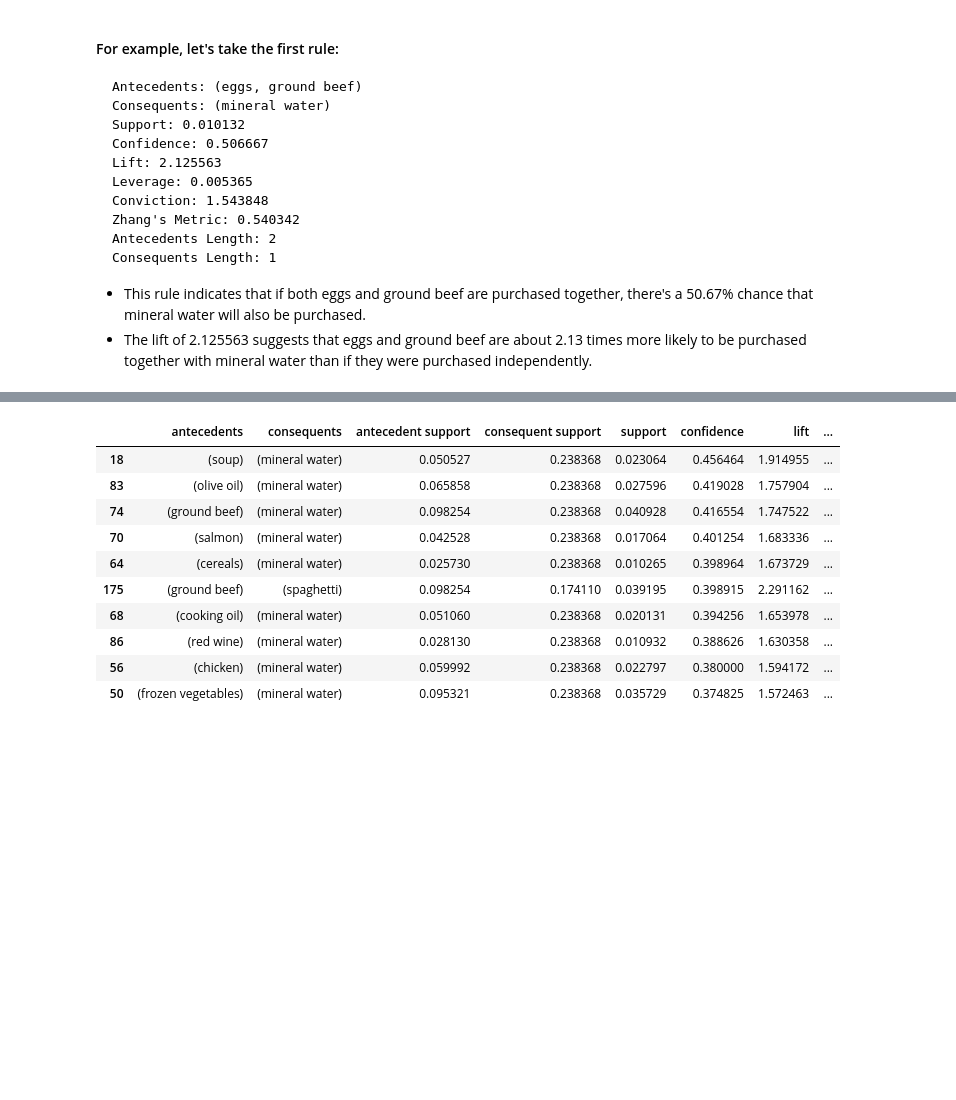
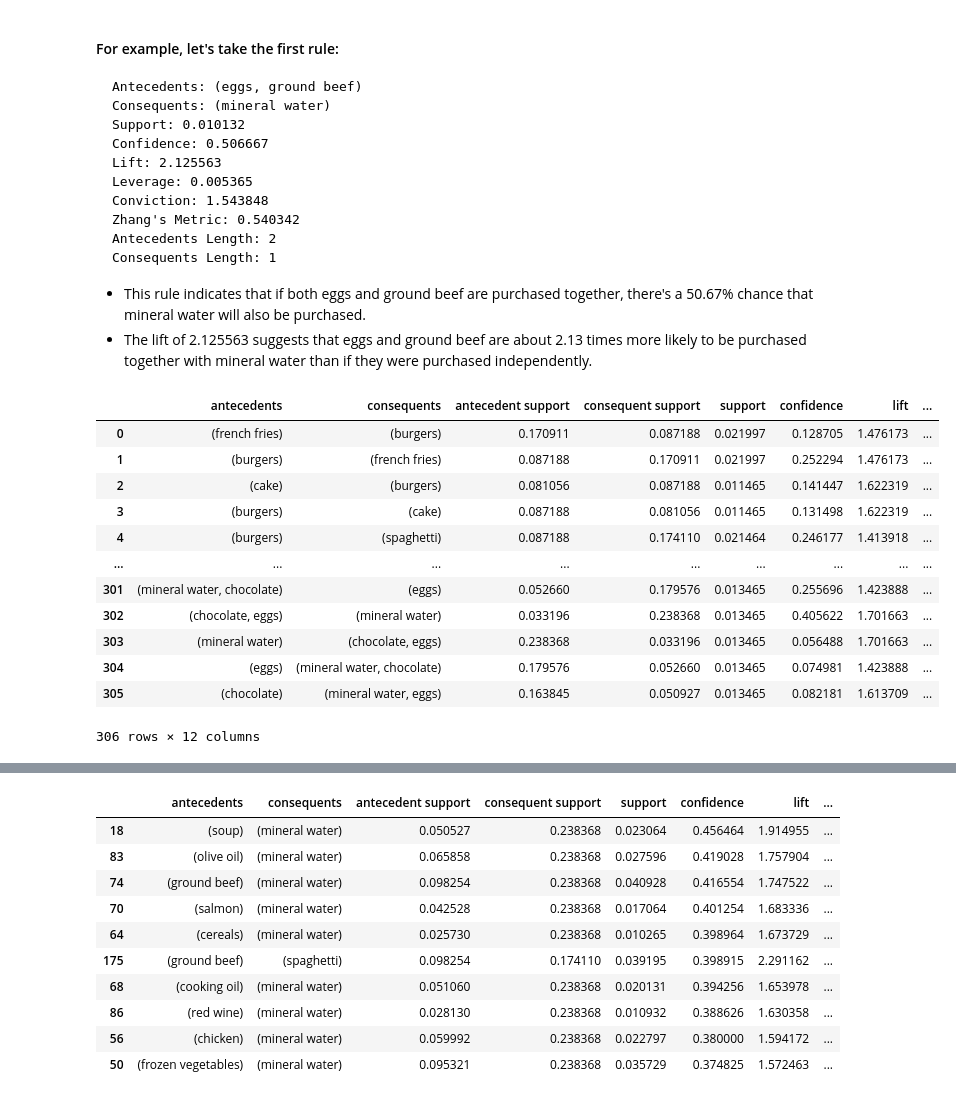
Before and after one commit to ishDan/supermarket-dataset, a Jupyter notebook: Supermarket.ipynb, the cells around one changed output, grey strips where cells are left out. Cells and saved outputs as stored; diff of their text form; code cells hidden in the pictures; blank space fills up the shorter version.

```diff
--- a/Supermarket.ipynb
+++ b/Supermarket.ipynb
@@ -491,6 +581,22 @@ rules.sort_values("confidence",ascending=False).head(15)
 
 - This rule indicates that if both eggs and ground beef are purchased together, there's a 50.67% chance that mineral water will also be purchased.
 - The lift of 2.125563 suggests that eggs and ground beef are about 2.13 times more likely to be purchased together with mineral water than if they were purchased independently.
+# %%
+rules
+# %% [output]
+|  | antecedents | consequents | antecedent support | consequent support | support | confidence | lift | ... |
+| 0 | (french fries) | (burgers) | 0.170911 | 0.087188 | 0.021997 | 0.128705 | 1.476173 | ... |
+| 1 | (burgers) | (french fries) | 0.087188 | 0.170911 | 0.021997 | 0.252294 | 1.476173 | ... |
+| 2 | (cake) | (burgers) | 0.081056 | 0.087188 | 0.011465 | 0.141447 | 1.622319 | ... |
+| 3 | (burgers) | (cake) | 0.087188 | 0.081056 | 0.011465 | 0.131498 | 1.622319 | ... |
+| 4 | (burgers) | (spaghetti) | 0.087188 | 0.174110 | 0.021464 | 0.246177 | 1.413918 | ... |
+| ... | ... | ... | ... | ... | ... | ... | ... | ... |
+| 301 | (mineral water, chocolate) | (eggs) | 0.052660 | 0.179576 | 0.013465 | 0.255696 | 1.423888 | ... |
+| 302 | (chocolate, eggs) | (mineral water) | 0.033196 | 0.238368 | 0.013465 | 0.405622 | 1.701663 | ... |
+| 303 | (mineral water) | (chocolate, eggs) | 0.238368 | 0.033196 | 0.013465 | 0.056488 | 1.701663 | ... |
+| 304 | (eggs) | (mineral water, chocolate) | 0.179576 | 0.052660 | 0.013465 | 0.074981 | 1.423888 | ... |
+| 305 | (chocolate) | (mineral water, eggs) | 0.163845 | 0.050927 | 0.013465 | 0.082181 | 1.613709 | ... |
+306 rows × 12 columns
 # %%
 # Visualizing association rules using a scatter plot
 
```
Also changed, not shown: parts of 33 cells of this notebook, 7 other files.
